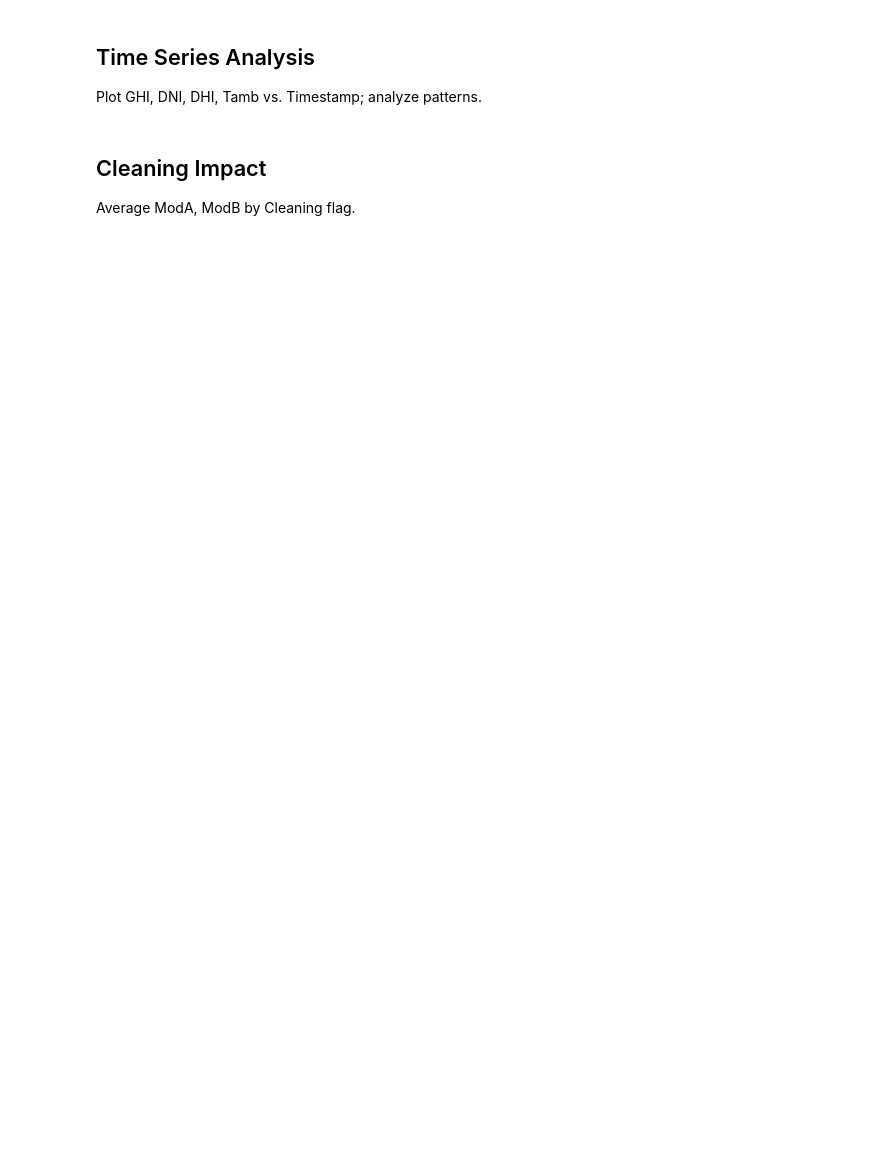
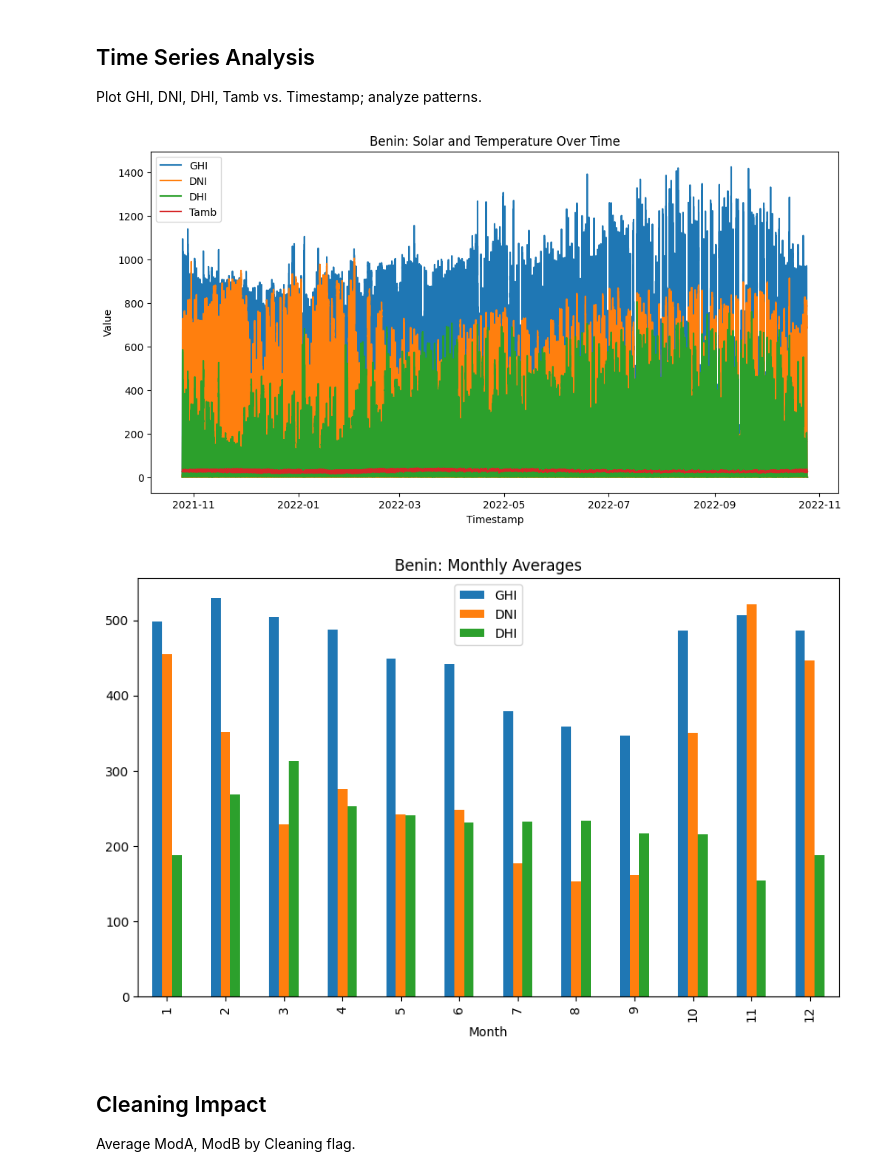
Before and after one commit to Hallelujah-kib/solar-challenge-week0, a Jupyter notebook: notebooks/benin_eda.ipynb, the cells around one changed output. Saved outputs shown, nothing was run; the diff lists cells and outputs as text; code cells hidden in the pictures; blank space fills up the shorter version.

Commit message:
chore: eda notebook modified using eda.py

```diff
--- a/notebooks/benin_eda.ipynb
+++ b/notebooks/benin_eda.ipynb
@@ -20,14 +36,10 @@ print("Columns:", df.columns.tolist())
 ## Summary Statistics & Missing Values
 Stats for numeric columns, flag columns with >5% nulls.
 # %%
-# Numeric columns
-numeric_cols = ['GHI', 'DNI', 'DHI', 'ModA', 'ModB', 'Tamb', 'RH', 'WS', 'WSgust', 'WSstdev', 'WD', 'WDstdev', 'BP', 'Precipitation', 'TModA', 'TModB']
-print("Summary Stats:")
-print(df[numeric_cols].describe().round(2))
+# Define key columns and country name
+key_columns = ['GHI', 'DNI', 'DHI', 'Tamb', 'TModA', 'TModB', 'WS', 'WSgust', 'WD', 'RH']
+country_name = 'Benin'
 
-# Missing values
-print("\nMissing Values:")
-missing = df.isna().sum()
-missing_pct = (missing / len(df) * 100).round(2)
-print(pd.DataFrame({'Count': missing, 'Percent': missing_pct}))
-print("\nColumns with >5% Nulls:", missing_pct[missing_pct > 5].index.tolist())
+# Summarize statistics
+summary_stats = eda.summarize_statistics(df)  # Use eda.sum_stat if using original eda.py
+print("Summary Statistics:\n", summary_stats)
@@ -66,0 +67,9 @@ print("Cleaned data exported to '../data/benin_clean.csv'")
+# %%
+# Detect negative and missing values
+eda.detect_outliers_and_missing(df, key_columns)
+
+# Z-score Computing
+eda.calculate_z_scores(df,key_columns)
+
+# Cleaning
+df_clean = eda.clean_data(df, key_columns, country_name)
@@ -68,21 +96,10 @@ print("Cleaned data exported to '../data/benin_clean.csv'")
 ## Time Series Analysis
 Plot GHI, DNI, DHI, Tamb vs. Timestamp; analyze patterns.
 # %%
-df_clean['Timestamp'] = pd.to_datetime(df_clean['Timestamp'])
-plt.figure(figsize=(12, 6))
-for col in ['GHI', 'DNI', 'DHI', 'Tamb']:
-    plt.plot(df_clean['Timestamp'], df_clean[col], label=col)
-plt.title('Benin: Solar and Temperature Over Time')
-plt.xlabel('Timestamp')
-plt.ylabel('Value')
-plt.legend()
-plt.show()
-
-# Monthly averages
-df_clean['Month'] = df_clean['Timestamp'].dt.month
-monthly = df_clean.groupby('Month')[['GHI', 'DNI', 'DHI']].mean()
-monthly.plot(kind='bar', figsize=(10, 6), title='Benin: Monthly Averages')
-plt.show()
+eda.plot_time_series(df_clean, country_name)
+# %% [output]
+[figure, added]
+[figure, added]
 # %% [markdown]
 ## Cleaning Impact
 Average ModA, ModB by Cleaning flag.
```
Also changed, not shown: parts of 12 cells of this notebook, 1 other file.
